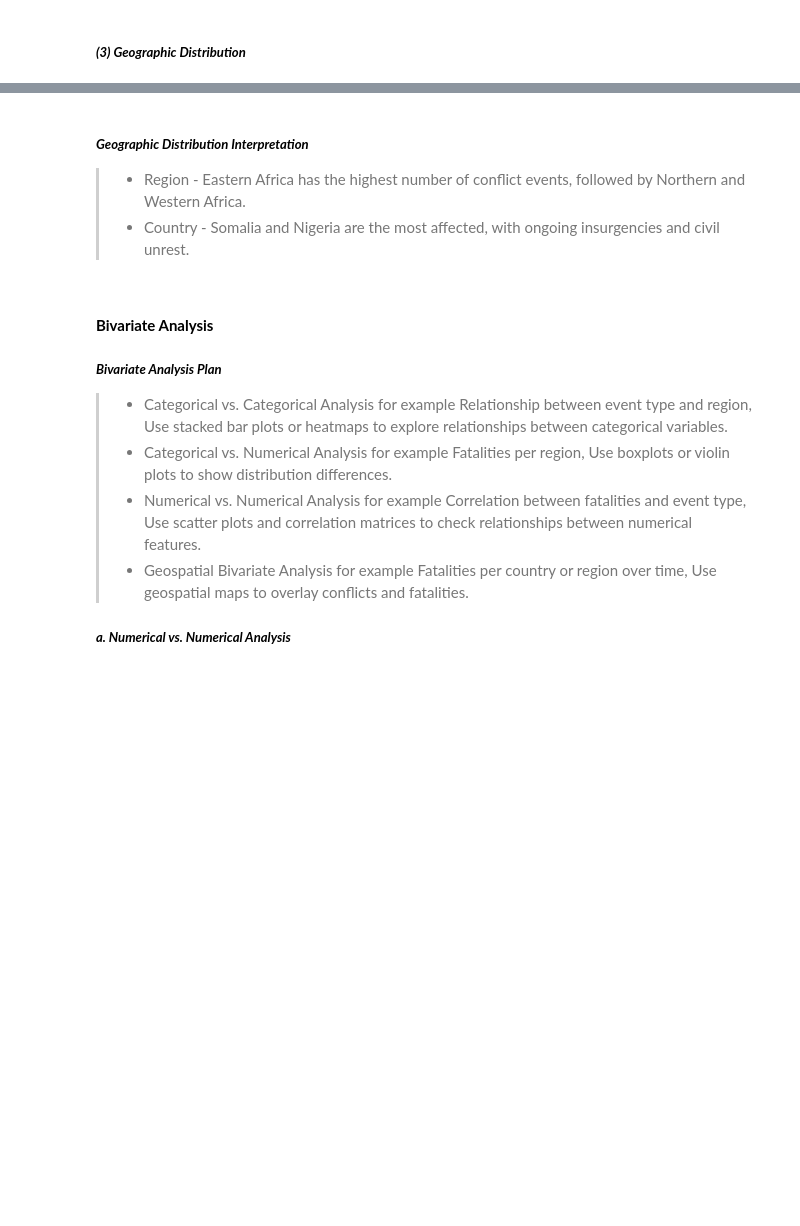
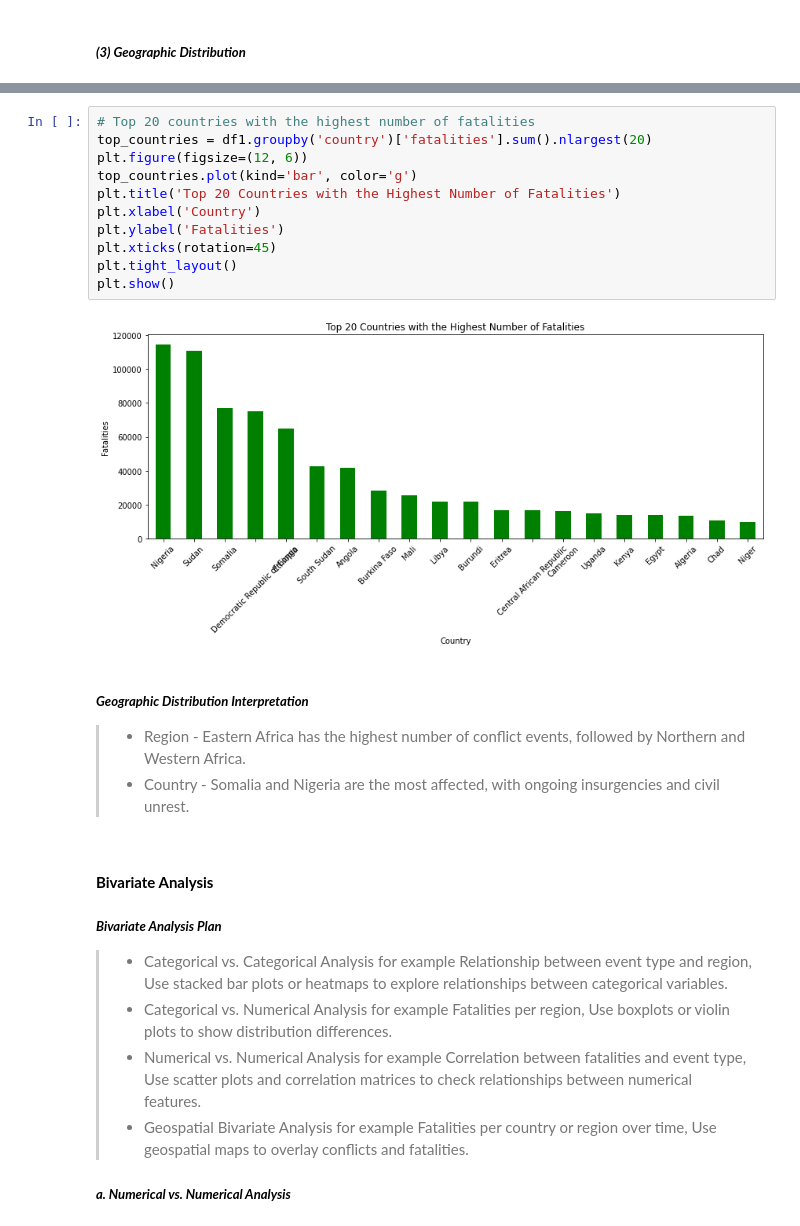
Before and after one commit to Collz472/DSF-PT08P5-GROUP-11-CAPSTONE-PROJECT, a Jupyter notebook: Conflict_Prediction_Model_in_Africa.ipynb, the cells around one changed output, grey strips where cells are left out. Drawn from its saved outputs; the diff is of its cells as text; blank space fills up the shorter version.

```diff
--- a/Conflict_Prediction_Model_in_Africa.ipynb
+++ b/Conflict_Prediction_Model_in_Africa.ipynb
@@ -639,3 +645,16 @@ plt.show()
+# %%
+# Top 20 countries with the highest number of fatalities
+top_countries = df1.groupby('country')['fatalities'].sum().nlargest(20)
+plt.figure(figsize=(12, 6))
+top_countries.plot(kind='bar', color='g')
+plt.title('Top 20 Countries with the Highest Number of Fatalities')
+plt.xlabel('Country')
+plt.ylabel('Fatalities')
+plt.xticks(rotation=45)
+plt.tight_layout()
+plt.show()
+# %% [output]
+[figure, added]
 # %% [markdown]
 ##### ***Geographic Distribution Interpretation***
 > * Region - Eastern Africa has the highest number of conflict events, followed by Northern and Western Africa.
```
Also changed, not shown: parts of 3 cells of this notebook.
